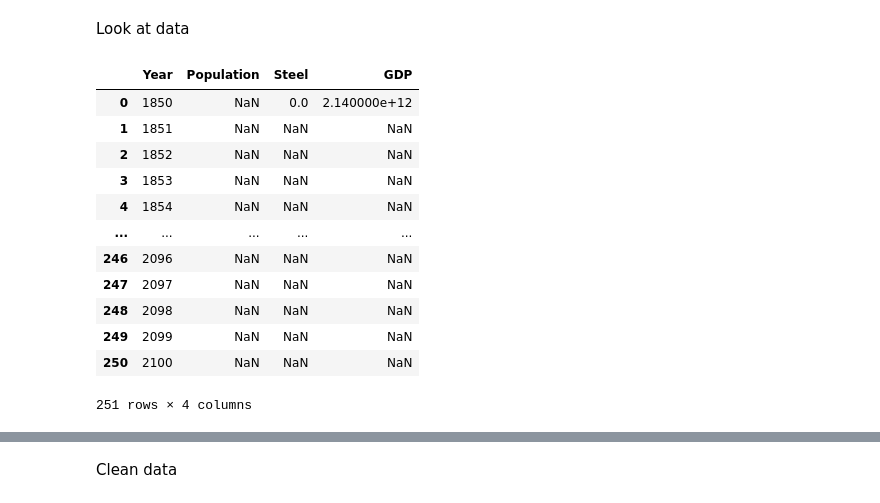
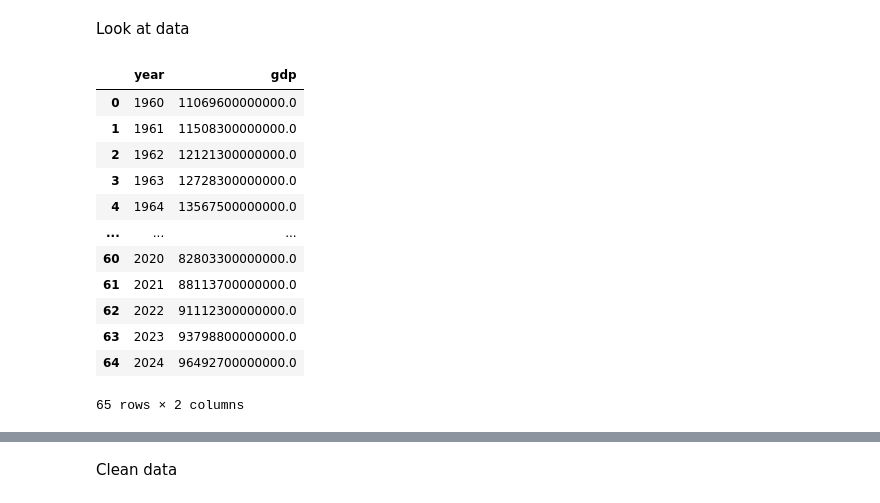
Before and after one commit to MathiasAlten/master, a Jupyter notebook: electrolysers/raw_processing/steel_gdp_regression.ipynb, the cells around one changed output, grey strips where cells are left out. Drawn from its saved outputs; the diff is of its cells as text; code cells hidden in the pictures.

```diff
--- a/electrolysers/raw_processing/steel_gdp_regression.ipynb
+++ b/electrolysers/raw_processing/steel_gdp_regression.ipynb
@@ -35,19 +31,69 @@ future_GDP = pd.read_csv(future_GDP_path)
 # %% [markdown]
 Look at data
 # %%
-# Look at the data
-display(steel_data)
+base_path = Path.cwd().parent
+historic_gdp_data = pd.read_csv(base_path / "data" / "raw" / "gdp" / "gdp_1960_2024.csv")
+future_gdp_data = pd.read_csv(base_path / "data" / "raw" / "gdp" / "future_gdp_2015_usd.csv")
+
+# Create dataframe for the years 1960 to 2024 with the columns "year" and "gdp"
+historic_gdp = pd.DataFrame({
+    "year": np.arange(1960, 2025),
+    "gdp": None
+})
+
+# Melt wide format to long format
+historic_gdp_data_long = historic_gdp_data.melt(
+    id_vars=["Country Name", "Country Code", "Indicator Name", "Indicator Code"],
+    var_name="year",
+    value_name="gdp"
+)
+
+historic_gdp_data_long["year"] = historic_gdp_data_long["year"].astype(int)
+
+# Then fill in the historic dataframe
+for index, row in historic_gdp.iterrows():
+    year = row["year"]
+    match = historic_gdp_data_long.loc[historic_gdp_data_long["year"] == year, "gdp"]
+    if not match.empty:
+        historic_gdp.at[index, "gdp"] = match.values[0]
+
+display(historic_gdp)
+
+# Create dataframe for the years 2025 to 2050 with the columns "year", "SSP1", "SSP2", "SSP3" "SSP5"
+future_gdp = pd.DataFrame({
+    "year": np.arange(2025, 2051),
+    "SSP1": None,
+    "SSP2": None,
+    "SSP3": None,
+    "SSP5": None
+})
+
+# Fill the future_gdp dataframe with corresponding GDP values from future_gdp_data
+# The data has scenario columns "SSP1", "SSP2", "SSP3" and "SSP5" and the value is in the corresponding every 5th year column (2025, 2030, ..., 2050)
+# The unit column has the value "billion USD_2017/yr"
+for index, row in future_gdp.iterrows():
+    year = row["year"]
+    if year % 5 != 0:
+        continue
+    for ssp in ["SSP1", "SSP2", "SSP3", "SSP5"]:
+        gdp_value = future_gdp_data.loc[(future_gdp_data["scenario"] == ssp) & (future_gdp_data["unit"] == "billion USD_2015/yr"), str(year)].values[0]
+        future_gdp.at[index, ssp] = gdp_value
+
+for col in ['SSP1', 'SSP2', 'SSP3', 'SSP5']:
+    future_gdp[col] = pd.to_numeric(future_gdp[col], errors='coerce')
+
+display(future_gdp)
 # %% [output]
-|  | Year | Population | Steel | GDP |
-| 0 | 1850 | NaN | 0.0 | 2.140000e+12 |
-| 1 | 1851 | NaN | NaN | NaN |
-| 2 | 1852 | NaN | NaN | NaN |
-| 3 | 1853 | NaN | NaN | NaN |
-| 4 | 1854 | NaN | NaN | NaN |
-| ... | ... | ... | ... | ... |
-| 246 | 2096 | NaN | NaN | NaN |
-| 247 | 2097 | NaN | NaN | NaN |
-| 248 | 2098 | NaN | NaN | NaN |
-| 249 | 2099 | NaN | NaN | NaN |
-| 250 | 2100 | NaN | NaN | NaN |
+|  | year | gdp |
+| 0 | 1960 | 11069600000000.0 |
+| 1 | 1961 | 11508300000000.0 |
+| 2 | 1962 | 12121300000000.0 |
+| 3 | 1963 | 12728300000000.0 |
+| 4 | 1964 | 13567500000000.0 |
+| ... | ... | ... |
+| 60 | 2020 | 82803300000000.0 |
+| 61 | 2021 | 88113700000000.0 |
+| 62 | 2022 | 91112300000000.0 |
+| 63 | 2023 | 93798800000000.0 |
+| 64 | 2024 | 96492700000000.0 |
-251 rows × 4 columns
+65 rows × 2 columns
```
Also changed, not shown: parts of 9 cells of this notebook, 5 other files.
